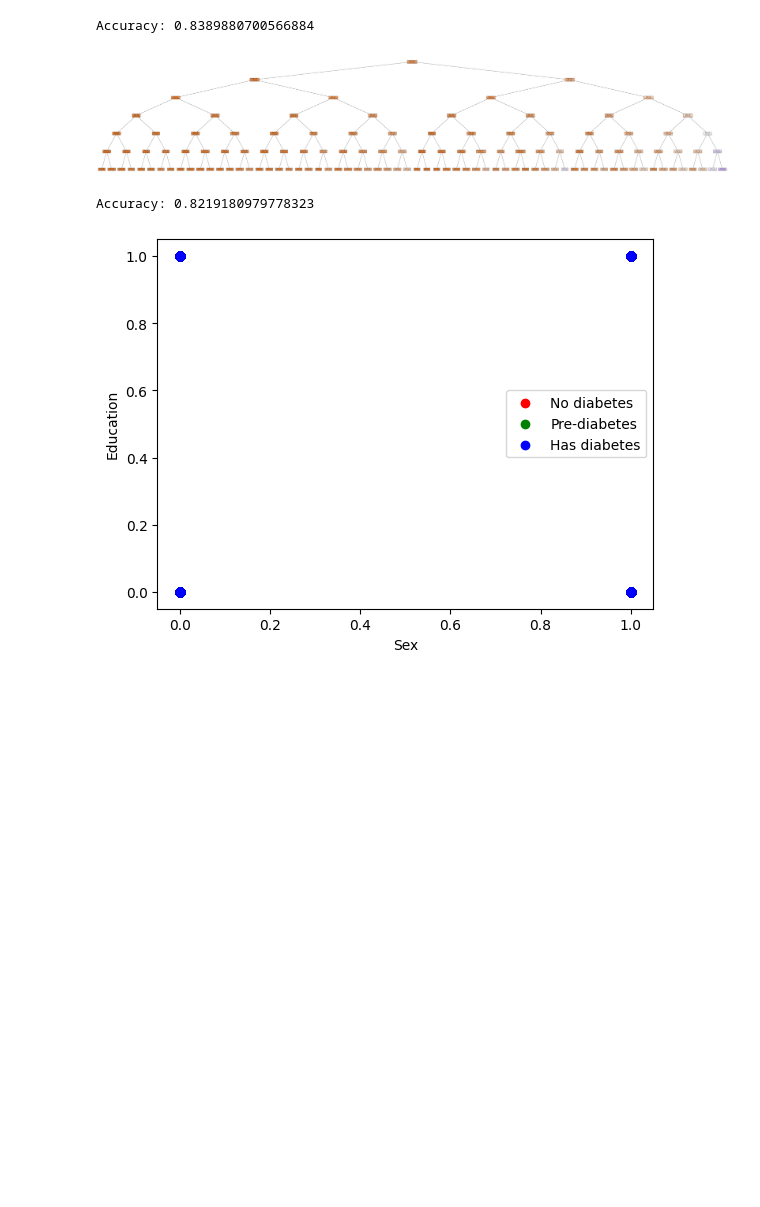
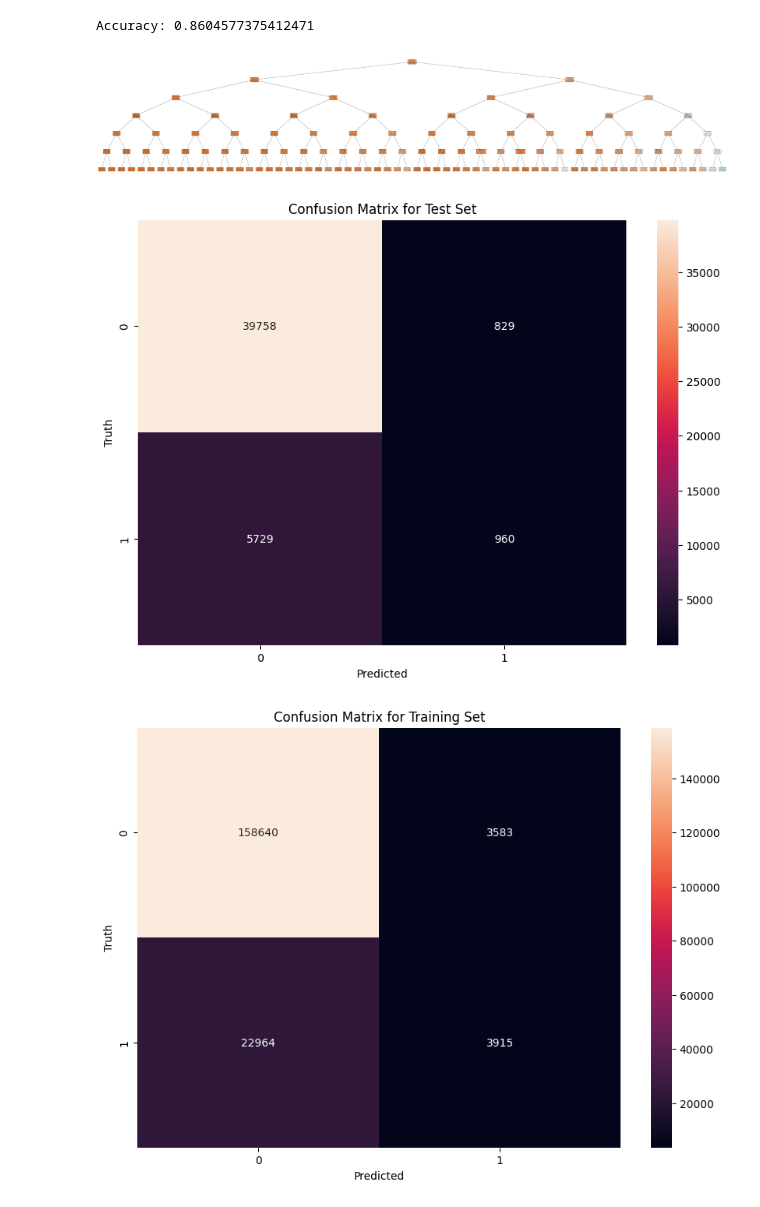
Before and after one commit to tarikibrahimovic/Diabetes-Prediction, a Jupyter notebook: Project.ipynb, the cells around one changed output. Drawn from its saved outputs; the diff is of its cells as text; code cells hidden in the pictures; blank space fills up the shorter version.

```diff
--- a/Project.ipynb
+++ b/Project.ipynb
@@ -41,51 +70,54 @@ Accuracy: 0.8399822319993231
 # %%
 from sklearn.tree import DecisionTreeClassifier, plot_tree
 model2 = DecisionTreeClassifier(random_state=123, criterion="entropy", max_depth=6)
 model2.fit(X_train,y_train)
 y_pread=model2.predict(X_test)
 accuracy = accuracy_score(y_test, y_pread)
 print("Accuracy:", accuracy)
 
 feature_names = ['HighBP', 'HighChol', 'CholCheck', 'BMI', 'Smoker', 'Stroke',
                  'HeartDiseaseorAttack', 'PhysActivity', 'Fruits', 'Veggies',
                  'HvyAlcoholConsump', 'AnyHealthcare', 'NoDocbcCost', 'GenHlth',
                  'MentHlth', 'PhysHlth', 'DiffWalk', 'Sex', 'Age', 'Education', 'Income']
 
-class_names = ['No diabetes', 'Pre-diabetes', 'Has diabetes']
+class_names = ['No diabetes', 'Diabetes']
 
 plt.figure(figsize=(100, 20))
 plot_tree(model2, filled=True, feature_names=feature_names, class_names=class_names)
 plt.show()
+
+# Generate the confusion matrix
+cmTest = confusion_matrix(y_test, y_pred)
+
+# Create a heatmap
+plt.figure(figsize=(10,7))
+sns.heatmap(cmTest, annot=True, fmt='d')
+plt.xlabel('Predicted')
+plt.ylabel('Truth')
+
+# Add a title
+plt.title('Confusion Matrix for Test Set')
+
+plt.show()
+
+# Make predictions on the training set
+y_pred_train = model.predict(X_train)
+
+# Generate the confusion matrix for the training set
+cmTrain = confusion_matrix(y_train, y_pred_train)
+
+# Create a heatmap
+plt.figure(figsize=(10,7))
+sns.heatmap(cmTrain, annot=True, fmt='d')
+plt.xlabel('Predicted')
+plt.ylabel('Truth')
+
+# Add a title
+plt.title('Confusion Matrix for Training Set')
+
+plt.show()
 # %% [output]
-Accuracy: 0.8389880700566884
+Accuracy: 0.8604577375412471
 [figure]
+[figure, added]
+[figure, added]
-# %%
-from sklearn.neighbors import KNeighborsClassifier as kNeighborsClassifier
-from sklearn.metrics import accuracy_score
-knn=kNeighborsClassifier()
-knn.fit(X_train,y_train)
-knntd=knn.predict(X_test)
-knnaccuracy = accuracy_score(y_test, knntd)
-print("Accuracy:", knnaccuracy)
-
-# Assume that 'scaler' is your StandardScaler object and 'X_test_scaled' is your scaled test data
-X_test_original = scaler.inverse_transform(X_test)
-
-feature_1 = X_test_original[:, 0]
-feature_2 = X_test_original[:, 1]
-
-colors = ['red', 'green', 'blue']
-
-for i in range(len(colors)):
-    xs = feature_1[y_test == i]
-    ys = feature_2[y_test == i]
-    plt.scatter(xs, ys, c=colors[i])
-
-plt.legend(['No diabetes', 'Pre-diabetes', 'Has diabetes'])
-plt.xlabel('Sex')
-plt.ylabel('Education')
-
-plt.show()
-# %% [output]
-Accuracy: 0.8219180979778323
-[figure, removed]
```
Also changed, not shown: parts of 6 cells of this notebook, 3 other files.
